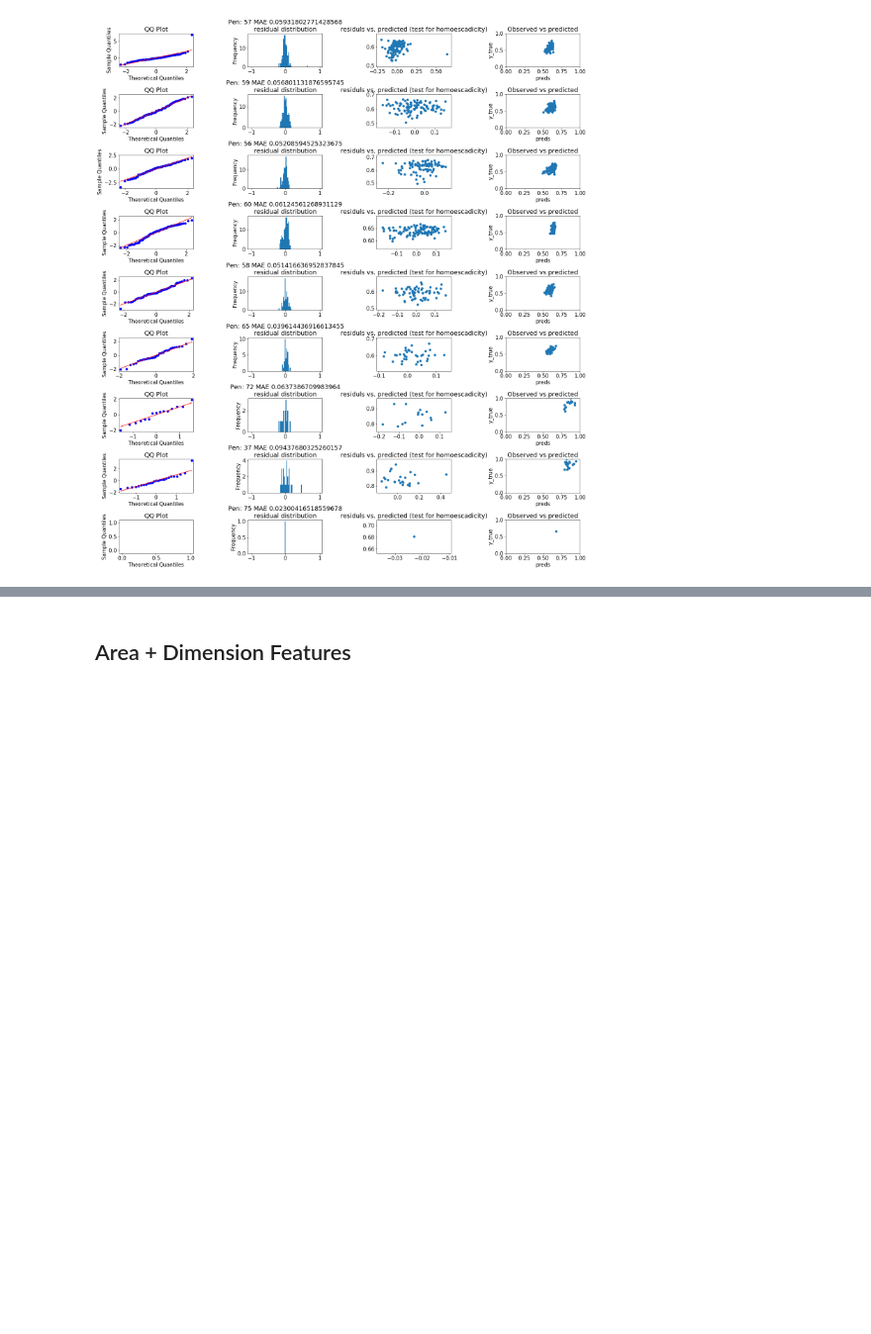
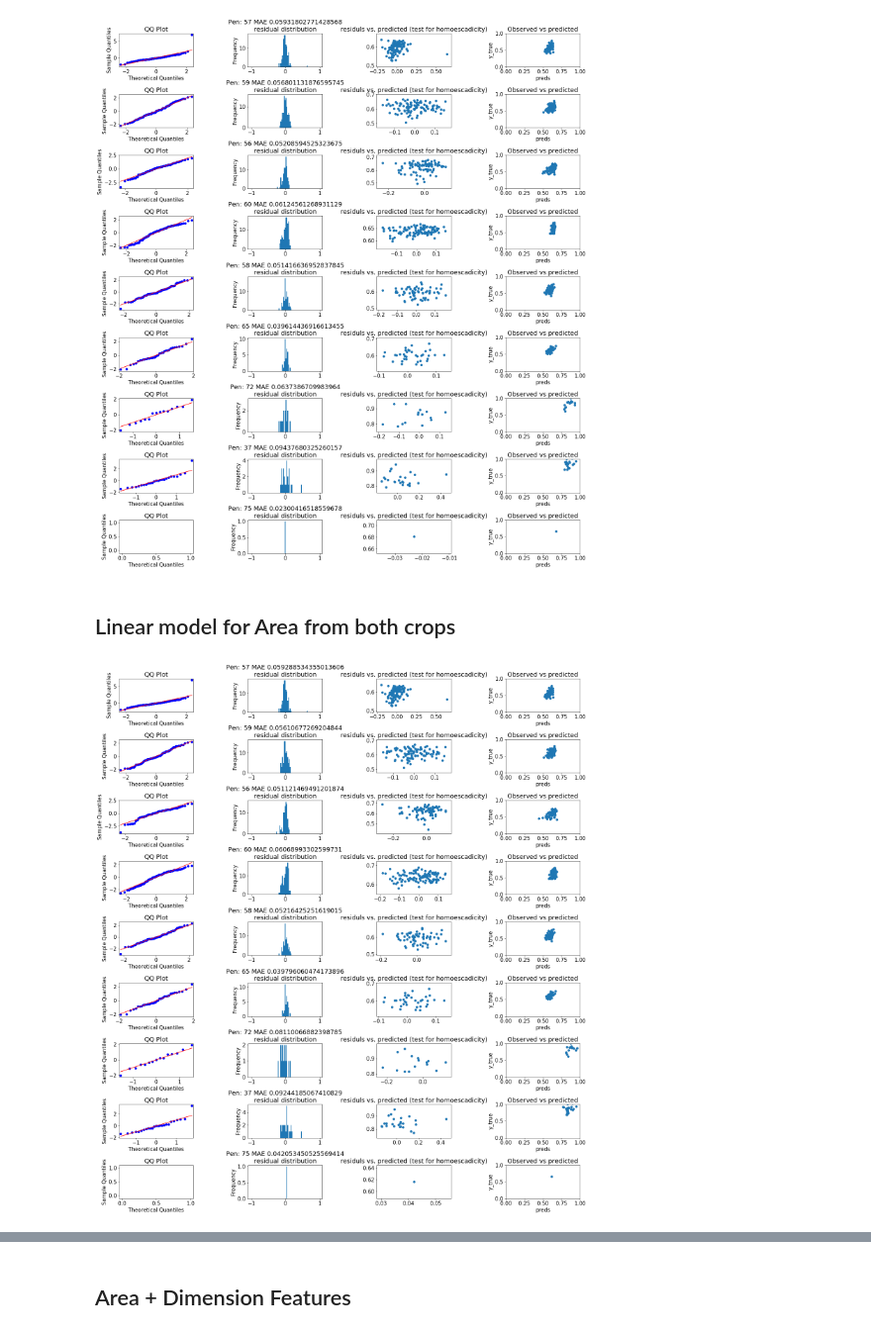
Before and after one commit to isabellafaccone/aquabytePersonal, a Jupyter notebook: sid/lice_counting/depth_estimation_from_coordinates.ipynb, the cells around one changed output, grey strips where cells are left out. Shown at 99% size. Cells and saved outputs as stored; diff of their text form; code cells hidden in the pictures; blank space fills up the shorter version.

```diff
--- a/sid/lice_counting/depth_estimation_from_coordinates.ipynb
+++ b/sid/lice_counting/depth_estimation_from_coordinates.ipynb
@@ -438,4 +459,11 @@ report = evaluate(LinearRegression, ['crop_area'])
 plot_results(report, is_model=False)
 # %% [output]
 [figure]
+# %% [markdown]
+## Linear model for Area from both crops
+# %%
+report = evaluate(LinearRegression, ['left_crop_metadata__crop_area', 'right_crop_metadata__crop_area'])
+plot_results(report, is_model=False)
+# %% [output]
+[figure, added]
 # %% [markdown]
```
Also changed, not shown: parts of 26 cells of this notebook.
